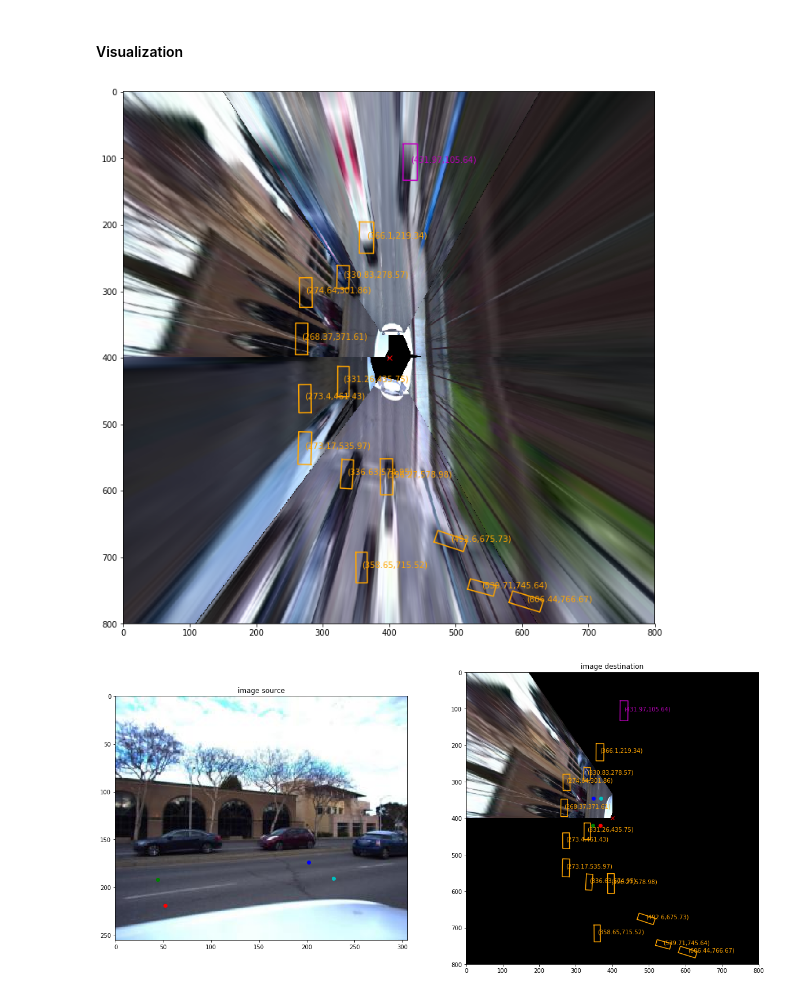
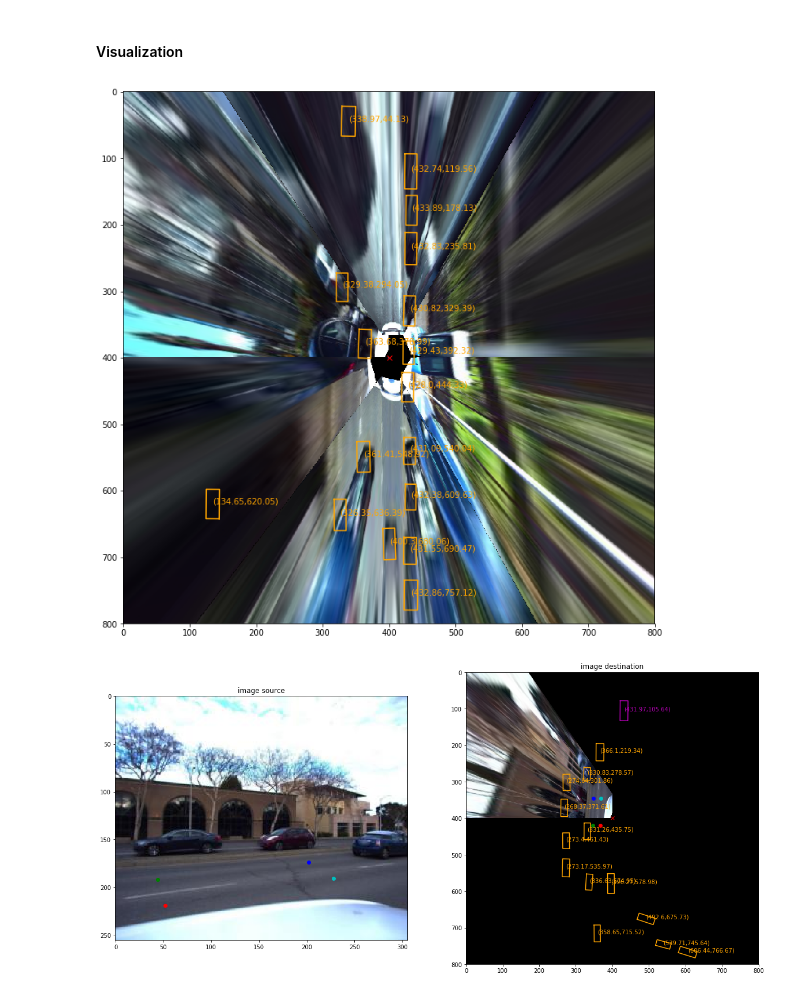
Before and after one commit to shutingaptx/DS-GA-1008-Final-Project, a Jupyter notebook: Road Map Task/Unet_BEV/IPM_v1.ipynb, the cells around one changed output. Drawn from its saved outputs; the diff is of its cells as text; code cells hidden in the pictures.

```diff
--- a/Road Map Task/Unet_BEV/IPM_v1.ipynb
+++ b/Road Map Task/Unet_BEV/IPM_v1.ipynb
@@ -126,7 +126,7 @@ class BEV():
         if view is not None:
             plt.imsave( path, self.bevs[view].dst_img)
         else:
-            plt.imsave( path, self.combined_bev.transpose(2,0,1).swapaxes(-2,-1)[...,::-1,:].transpose(1,2,0))
+            plt.imsave( path, self.combined_bev.transpose(2,0,1).swapaxes(-2,-1)[...,::-1].transpose(1,2,0))
 
 
 class _BEV():
@@ -205,17 +205,17 @@ ipm_params = {
 # %%
 data_root = 'data'
 
-scene_id = 124
+scene_id = 131
 sample_id = 0
 bev = BEV( data_root, scene_id, sample_id, ipm_params )
 
 # This shows the combined BEV
 bev.visualize()
 
 # # can also see specific view
 # bev.visualize( view = 'FRONT')
 # %% [output]
-[figure, old version]
+[figure, new version]
 # %%
 bev.visualize(view='FRONT_LEFT')
 # %% [output]
```
